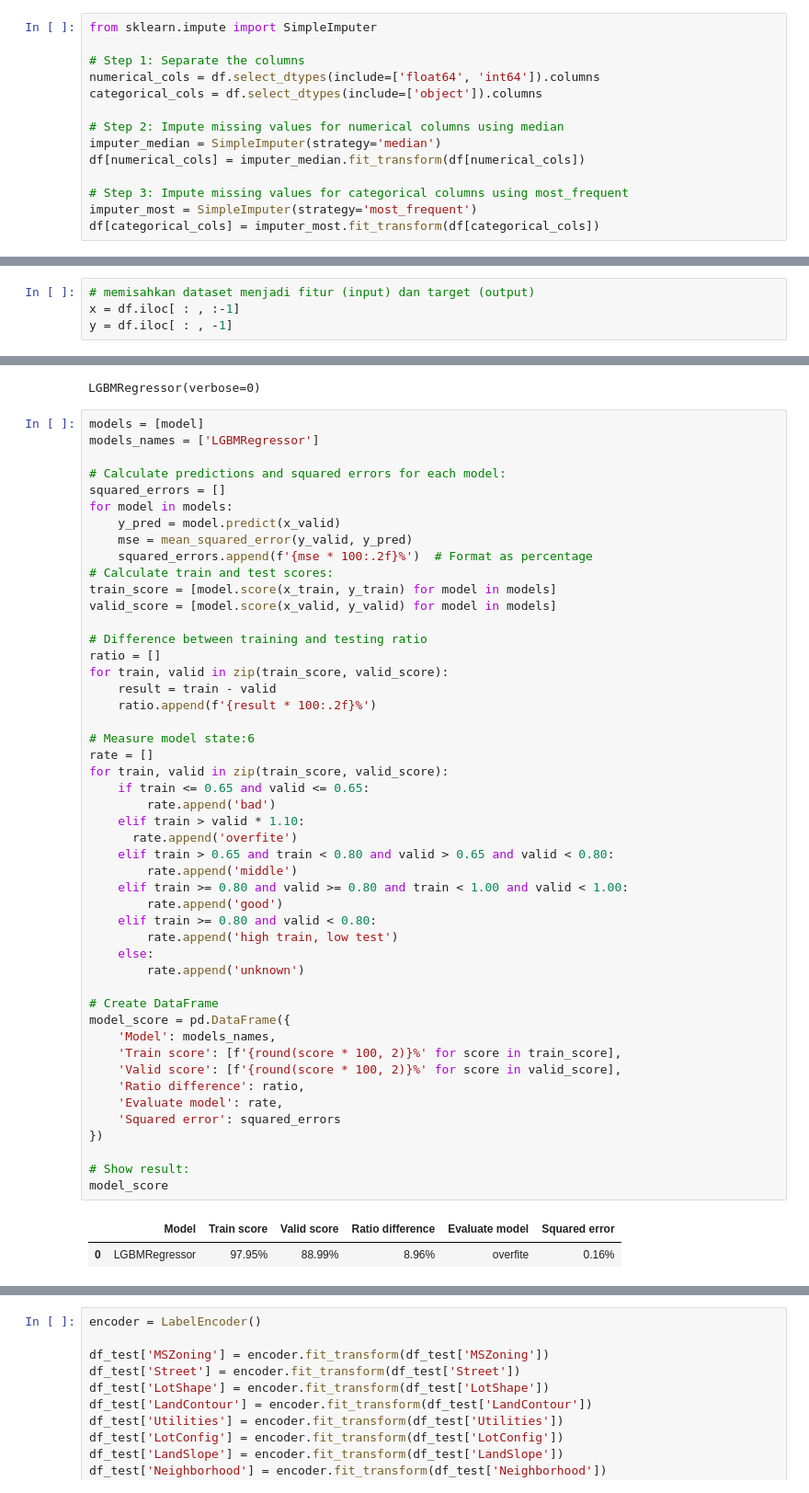
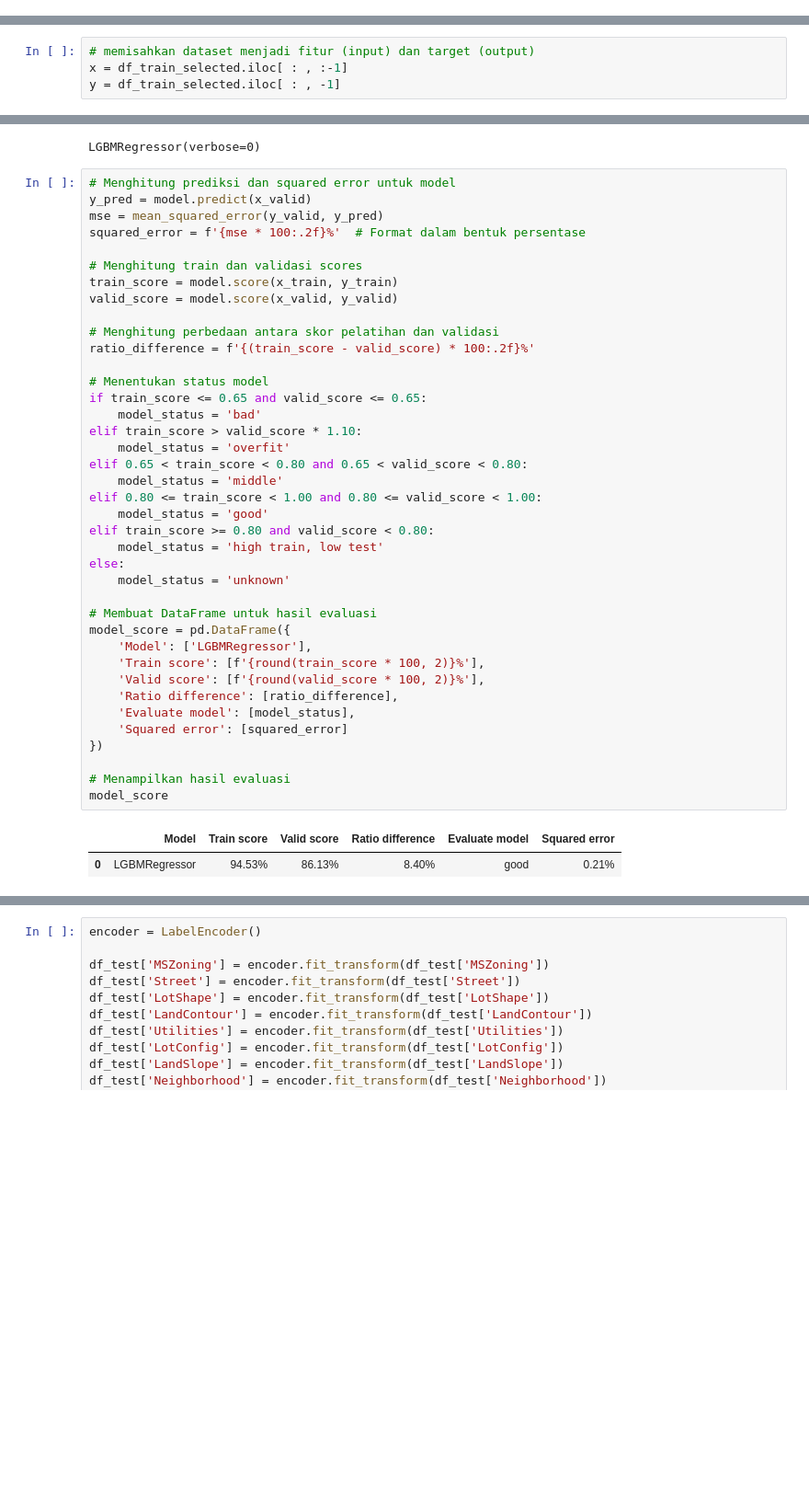
Before and after one commit to Estomihi100103/House-Prices-Kelompok-2, a Jupyter notebook: house_price.ipynb, the cells around one changed output, grey strips where cells are left out. Shown at 92% size. Drawn from its saved outputs; the diff is of its cells as text; blank space fills up the shorter version.

Commit message:
update model

```diff
--- a/house_price.ipynb
+++ b/house_price.ipynb
@@ -317,14 +303,0 @@ df.sample(5)
-# %%
-from sklearn.impute import SimpleImputer
-
-# Step 1: Separate the columns
-numerical_cols = df.select_dtypes(include=['float64', 'int64']).columns
-categorical_cols = df.select_dtypes(include=['object']).columns
-
-# Step 2: Impute missing values for numerical columns using median
-imputer_median = SimpleImputer(strategy='median')
-df[numerical_cols] = imputer_median.fit_transform(df[numerical_cols])
-
-# Step 3: Impute missing values for categorical columns using most_frequent
-imputer_most = SimpleImputer(strategy='most_frequent')
-df[categorical_cols] = imputer_most.fit_transform(df[categorical_cols])
@@ -475,8 +518,8 @@ df['SaleCondition'] = encoder.fit_transform(df['SaleCondition'])
 ### 2. Membagi Input dan Output
 # %%
 # memisahkan dataset menjadi fitur (input) dan target (output)
-x = df.iloc[ : , :-1]
-y = df.iloc[ : , -1]
+x = df_train_selected.iloc[ : , :-1]
+y = df_train_selected.iloc[ : , -1]
 # %%
 x
 # %% [output]
@@ -580,53 +623,44 @@ model.fit(x_train,y_train)
 # %% [output]
 LGBMRegressor(verbose=0)
 # %%
-models = [model]
-models_names = ['LGBMRegressor']
+# Menghitung prediksi dan squared error untuk model
+y_pred = model.predict(x_valid)
+mse = mean_squared_error(y_valid, y_pred)
+squared_error = f'{mse * 100:.2f}%'  # Format dalam bentuk persentase
 
-# Calculate predictions and squared errors for each model:
-squared_errors = []
-for model in models:
-    y_pred = model.predict(x_valid)
-    mse = mean_squared_error(y_valid, y_pred)
-    squared_errors.append(f'{mse * 100:.2f}%')  # Format as percentage
-# Calculate train and test scores:
-train_score = [model.score(x_train, y_train) for model in models]
-valid_score = [model.score(x_valid, y_valid) for model in models]
+# Menghitung train dan validasi scores
+train_score = model.score(x_train, y_train)
+valid_score = model.score(x_valid, y_valid)
 
-# Difference between training and testing ratio
-ratio = []
-for train, valid in zip(train_score, valid_score):
-    result = train - valid
-    ratio.append(f'{result * 100:.2f}%')
+# Menghitung perbedaan antara skor pelatihan dan validasi
+ratio_difference = f'{(train_score - valid_score) * 100:.2f}%'
 
-# Measure model state:6
-rate = []
-for train, valid in zip(train_score, valid_score):
-    if train <= 0.65 and valid <= 0.65:
-        rate.append('bad')
-    elif train > valid * 1.10:
-      rate.append('overfite')
-    elif train > 0.65 and train < 0.80 and valid > 0.65 and valid < 0.80:
-        rate.append('middle')
-    elif train >= 0.80 and valid >= 0.80 and train < 1.00 and valid < 1.00:
-        rate.append('good')
-    elif train >= 0.80 and valid < 0.80:
-        rate.append('high train, low test')
-    else:
-        rate.append('unknown')
+# Menentukan status model
+if train_score <= 0.65 and valid_score <= 0.65:
+    model_status = 'bad'
+elif train_score > valid_score * 1.10:
+    model_status = 'overfit'
+elif 0.65 < train_score < 0.80 and 0.65 < valid_score < 0.80:
+    model_status = 'middle'
+elif 0.80 <= train_score < 1.00 and 0.80 <= valid_score < 1.00:
+    model_status = 'good'
+elif train_score >= 0.80 and valid_score < 0.80:
+    model_status = 'high train, low test'
+else:
+    model_status = 'unknown'
 
-# Create DataFrame
+# Membuat DataFrame untuk hasil evaluasi
 model_score = pd.DataFrame({
-    'Model': models_names,
-    'Train score': [f'{round(score * 100, 2)}%' for score in train_score],
-    'Valid score': [f'{round(score * 100, 2)}%' for score in valid_score],
-    'Ratio difference': ratio,
-    'Evaluate model': rate,
-    'Squared error': squared_errors
+    'Model': ['LGBMRegressor'],
+    'Train score': [f'{round(train_score * 100, 2)}%'],
+    'Valid score': [f'{round(valid_score * 100, 2)}%'],
+    'Ratio difference': [ratio_difference],
+    'Evaluate model': [model_status],
+    'Squared error': [squared_error]
 })
 
-# Show result:
+# Menampilkan hasil evaluasi
 model_score
 # %% [output]
 |  | Model | Train score | Valid score | Ratio difference | Evaluate model | Squared error |
-| 0 | LGBMRegressor | 97.95% | 88.99% | 8.96% | overfite | 0.16% |
+| 0 | LGBMRegressor | 94.53% | 86.13% | 8.40% | good | 0.21% |
```
Also changed, not shown: parts of 43 cells of this notebook, 4 other files.
